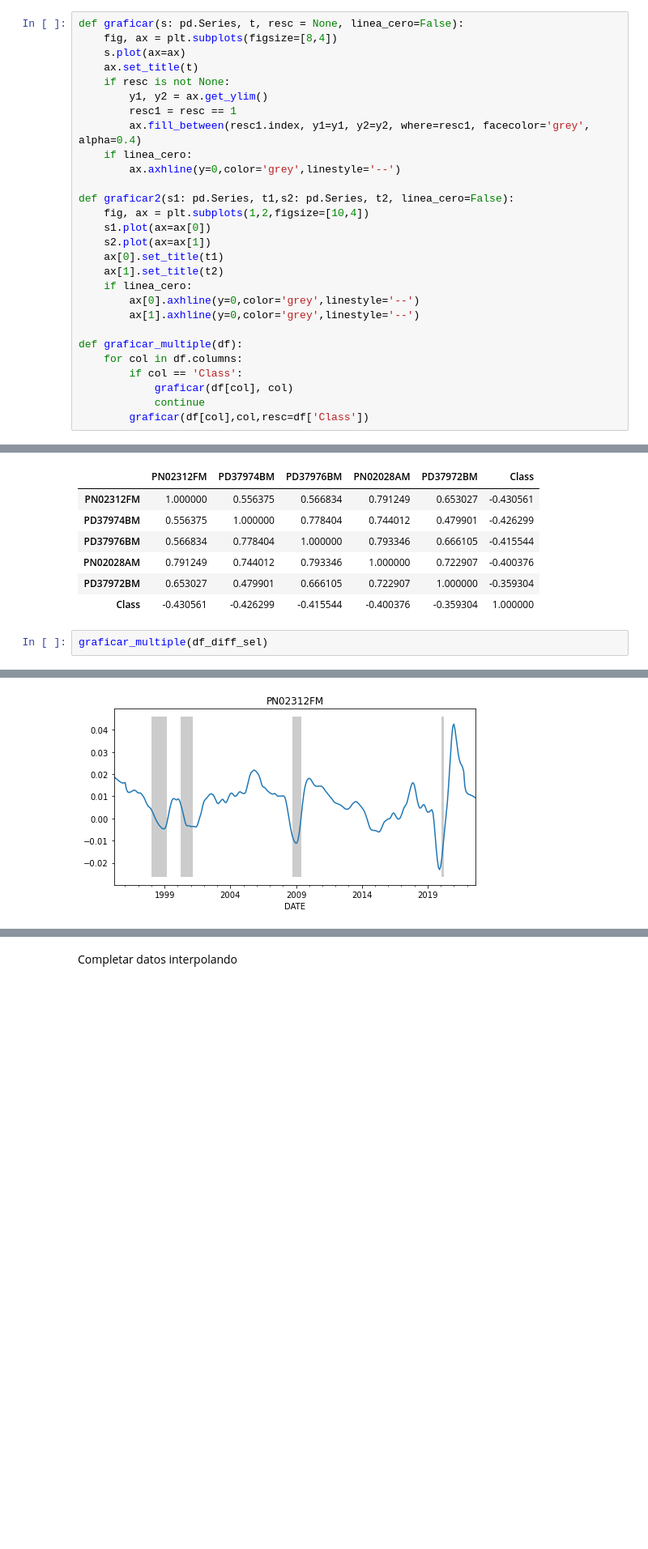
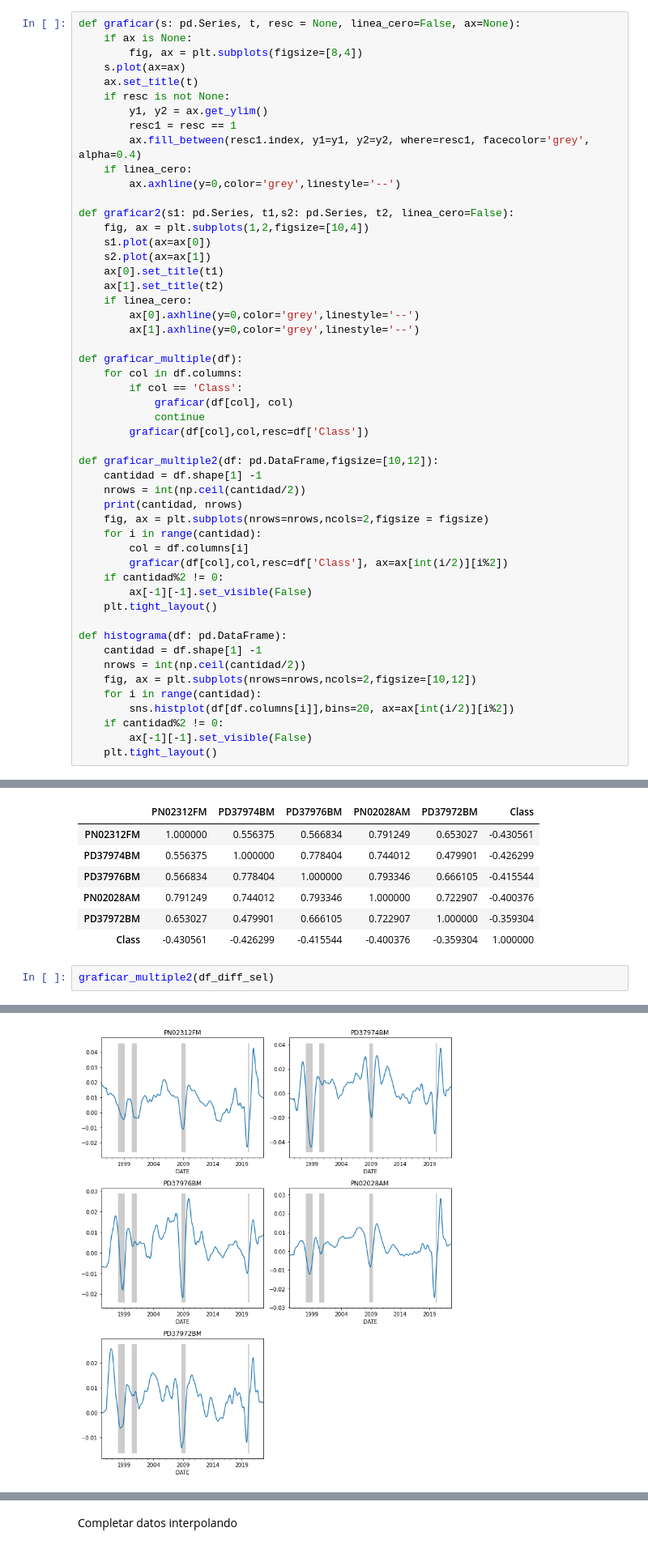
Before and after one commit to valegrei/crisis-forecasting, a Jupyter notebook: preprocesamiento/data_analysis_PE.ipynb, the cells around one changed output, grey strips where cells are left out. Shown at 81% size. Saved outputs shown, nothing was run; the diff lists cells and outputs as text; blank space fills up the shorter version.

```diff
--- a/preprocesamiento/data_analysis_PE.ipynb
+++ b/preprocesamiento/data_analysis_PE.ipynb
@@ -7,6 +8,7 @@ from statsmodels.tsa.seasonal import STL
 # %%
-def graficar(s: pd.Series, t, resc = None, linea_cero=False):
-    fig, ax = plt.subplots(figsize=[8,4])
+def graficar(s: pd.Series, t, resc = None, linea_cero=False, ax=None):
+    if ax is None:
+        fig, ax = plt.subplots(figsize=[8,4])
     s.plot(ax=ax)
     ax.set_title(t)
     if resc is not None:
@@ -32,6 +34,28 @@ def graficar_multiple(df):
             graficar(df[col], col)
             continue
         graficar(df[col],col,resc=df['Class'])
+
+def graficar_multiple2(df: pd.DataFrame,figsize=[10,12]):
+    cantidad = df.shape[1] -1
+    nrows = int(np.ceil(cantidad/2))
+    print(cantidad, nrows)
+    fig, ax = plt.subplots(nrows=nrows,ncols=2,figsize = figsize)
+    for i in range(cantidad):
+        col = df.columns[i]
+        graficar(df[col],col,resc=df['Class'], ax=ax[int(i/2)][i%2])
+    if cantidad%2 != 0:
+        ax[-1][-1].set_visible(False)
+    plt.tight_layout()
+
+def histograma(df: pd.DataFrame):
+    cantidad = df.shape[1] -1
+    nrows = int(np.ceil(cantidad/2))
+    fig, ax = plt.subplots(nrows=nrows,ncols=2,figsize=[10,12])
+    for i in range(cantidad):
+        sns.histplot(df[df.columns[i]],bins=20, ax=ax[int(i/2)][i%2])
+    if cantidad%2 != 0:
+        ax[-1][-1].set_visible(False)
+    plt.tight_layout()
 # %% [markdown]
 # Carga de datos
 Se extrayeron los datos de [Federal Reserve Bank of St. Louis](https://fred.stlouisfed.org/tags/series?t=monthly)
@@ -172,5 +213,5 @@ corr2.style.background_gradient(cmap='coolwarm')
 | PD37972BM | 0.653027 | 0.479901 | 0.666105 | 0.722907 | 1.000000 | -0.359304 |
 | Class | -0.430561 | -0.426299 | -0.415544 | -0.400376 | -0.359304 | 1.000000 |
 # %%
-graficar_multiple(df_diff_sel)
+graficar_multiple2(df_diff_sel)
 # %% [output]
@@ -177 +219 @@ graficar_multiple(df_diff_sel)
-[figure, old version]
+[figure, new version]
```
Also changed, not shown: parts of 8 cells of this notebook, 20 other files.
